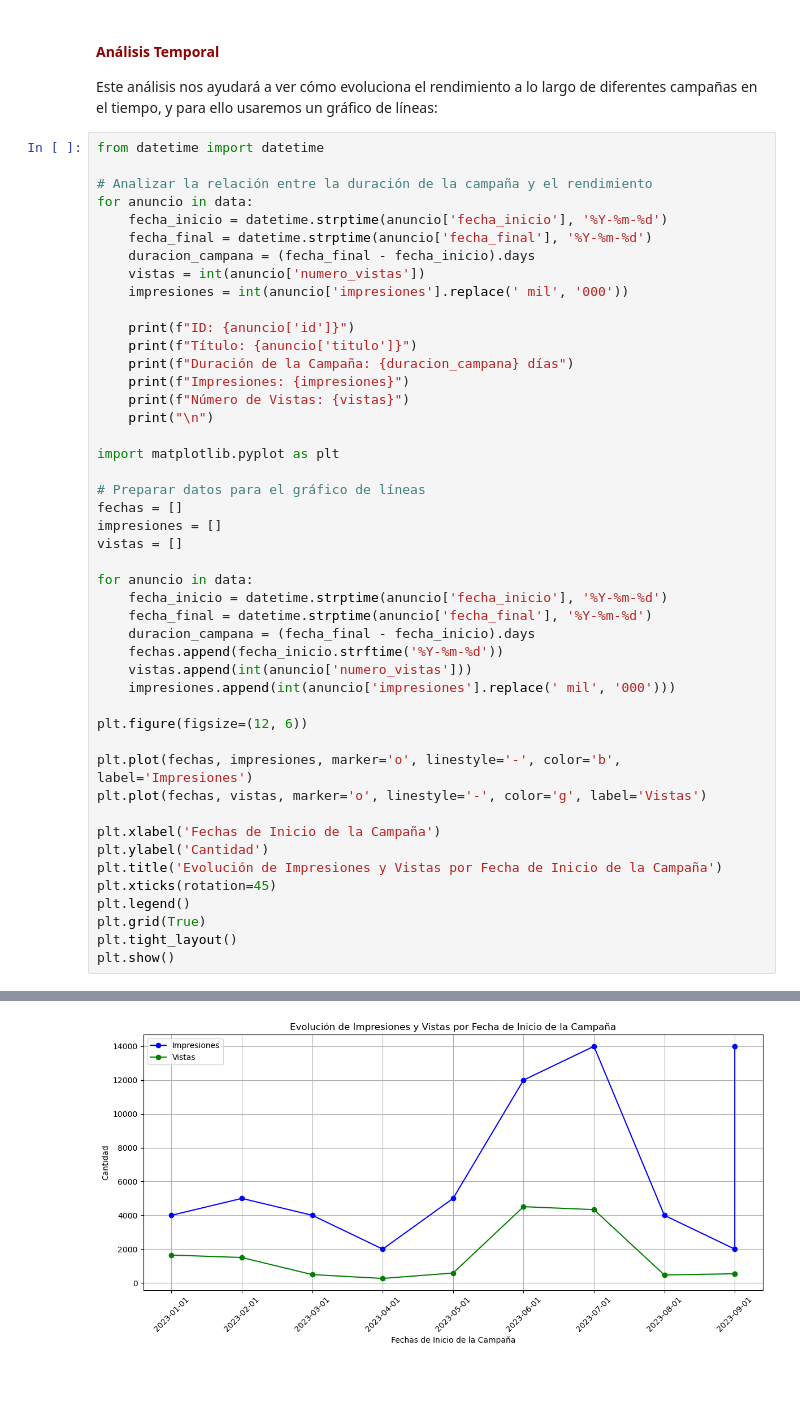
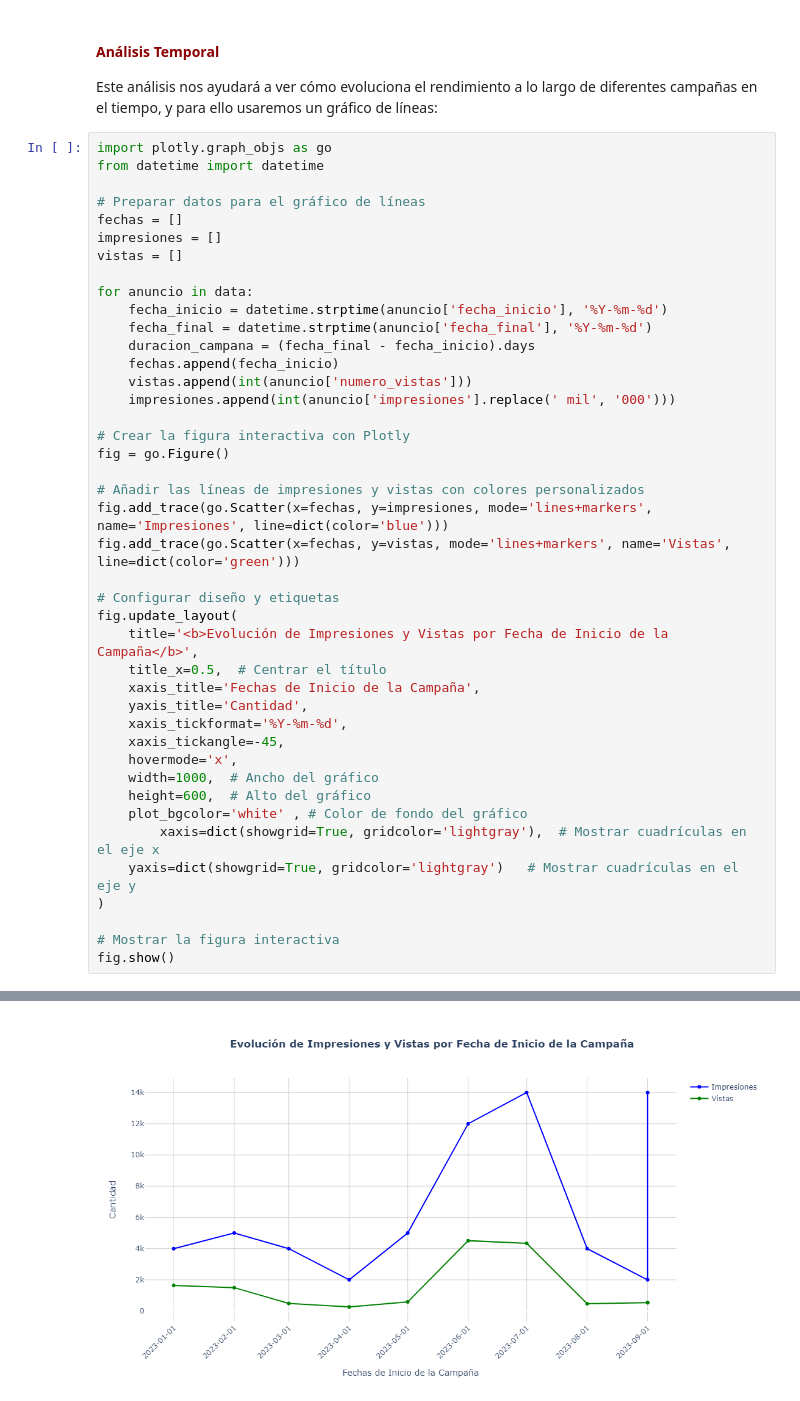
Before and after one commit to MarcosIAP/JAM-NexuMarketing, a Jupyter notebook: mercado libre/Ads.ipynb, the cells around one changed output, grey strips where cells are left out. Cells and saved outputs as stored; diff of their text form.

Commit message:
Arreglando html y creando un gráfico interactivo

```diff
--- a/mercado libre/Ads.ipynb
+++ b/mercado libre/Ads.ipynb
@@ -243,24 +243,8 @@ Tasa de Impresiones por Tamaño del Público: 350.00 impresiones por cada 1000 p
 Este análisis nos ayudará a ver cómo evoluciona el rendimiento a lo largo de diferentes campañas en el tiempo,
 y para ello usaremos un gráfico de líneas:
 # %%
+import plotly.graph_objs as go
 from datetime import datetime
-
-# Analizar la relación entre la duración de la campaña y el rendimiento
-for anuncio in data:
-    fecha_inicio = datetime.strptime(anuncio['fecha_inicio'], '%Y-%m-%d')
-    fecha_final = datetime.strptime(anuncio['fecha_final'], '%Y-%m-%d')
-    duracion_campana = (fecha_final - fecha_inicio).days
-    vistas = int(anuncio['numero_vistas'])
-    impresiones = int(anuncio['impresiones'].replace(' mil', '000'))
-
-    print(f"ID: {anuncio['id']}")
-    print(f"Título: {anuncio['titulo']}")
-    print(f"Duración de la Campaña: {duracion_campana} días")
-    print(f"Impresiones: {impresiones}")
-    print(f"Número de Vistas: {vistas}")
-    print("\n")
-
-import matplotlib.pyplot as plt
 
 # Preparar datos para el gráfico de líneas
 fechas = []
@@ -271,21 +255,33 @@ for anuncio in data:
     fecha_inicio = datetime.strptime(anuncio['fecha_inicio'], '%Y-%m-%d')
     fecha_final = datetime.strptime(anuncio['fecha_final'], '%Y-%m-%d')
     duracion_campana = (fecha_final - fecha_inicio).days
-    fechas.append(fecha_inicio.strftime('%Y-%m-%d'))
+    fechas.append(fecha_inicio)
     vistas.append(int(anuncio['numero_vistas']))
     impresiones.append(int(anuncio['impresiones'].replace(' mil', '000')))
 
-plt.figure(figsize=(12, 6))
+# Crear la figura interactiva con Plotly
+fig = go.Figure()
 
-plt.plot(fechas, impresiones, marker='o', linestyle='-', color='b', label='Impresiones')
-plt.plot(fechas, vistas, marker='o', linestyle='-', color='g', label='Vistas')
+# Añadir las líneas de impresiones y vistas con colores personalizados
+fig.add_trace(go.Scatter(x=fechas, y=impresiones, mode='lines+markers', name='Impresiones', line=dict(color='blue')))
+fig.add_trace(go.Scatter(x=fechas, y=vistas, mode='lines+markers', name='Vistas', line=dict(color='green')))
 
-plt.xlabel('Fechas de Inicio de la Campaña')
-plt.ylabel('Cantidad')
-plt.title('Evolución de Impresiones y Vistas por Fecha de Inicio de la Campaña')
-plt.xticks(rotation=45)
-plt.legend()
-plt.grid(True)
-plt.tight_layout()
-plt.show()
+# Configurar diseño y etiquetas
+fig.update_layout(
+    title='<b>Evolución de Impresiones y Vistas por Fecha de Inicio de la Campaña</b>',
+    title_x=0.5,  # Centrar el título
+    xaxis_title='Fechas de Inicio de la Campaña',
+    yaxis_title='Cantidad',
+    xaxis_tickformat='%Y-%m-%d',
+    xaxis_tickangle=-45,
+    hovermode='x',
+    width=1000,  # Ancho del gráfico
+    height=600,  # Alto del gráfico
+    plot_bgcolor='white' , # Color de fondo del gráfico
+        xaxis=dict(showgrid=True, gridcolor='lightgray'),  # Mostrar cuadrículas en el eje x
+    yaxis=dict(showgrid=True, gridcolor='lightgray')   # Mostrar cuadrículas en el eje y
+)
+
+# Mostrar la figura interactiva
+fig.show()
 # %% [output]
@@ -309 +288 @@ Número de Vistas: 541
-[figure, old version]
+[figure, new version]
```
Also changed, not shown: parts of 3 cells of this notebook, 6 other files.
